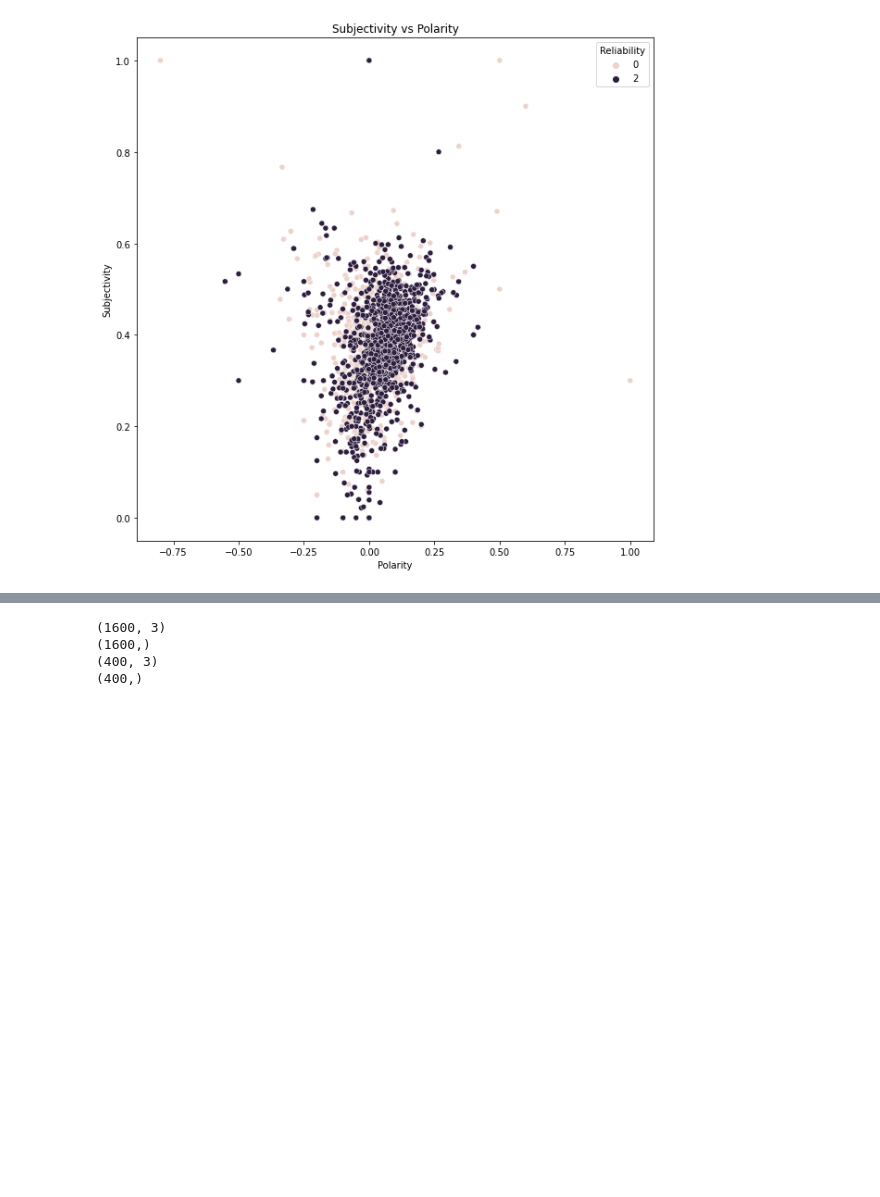
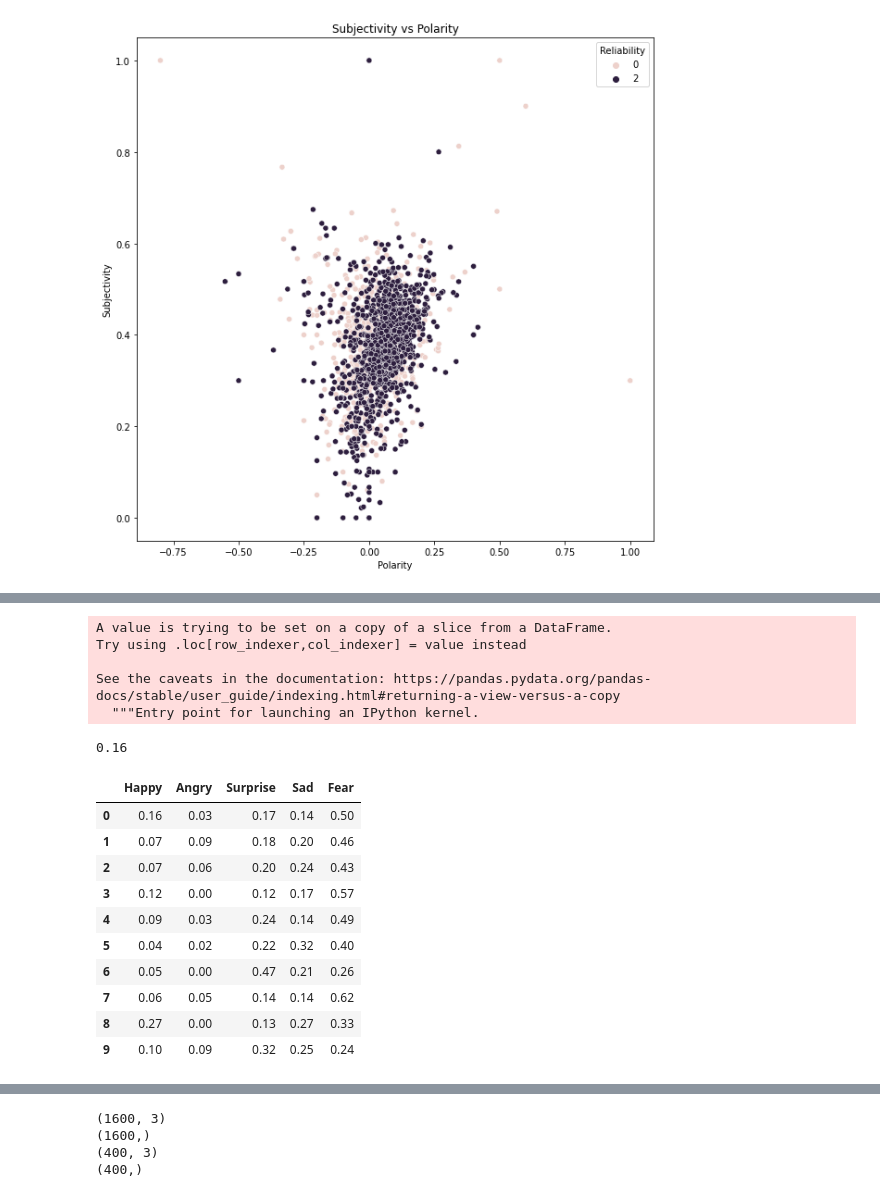
Before and after one commit to vasvarym/FakeNewsProject, a Jupyter notebook: nelasentiment.ipynb, the cells around one changed output, grey strips where cells are left out. Drawn from its saved outputs; the diff is of its cells as text; code cells hidden in the pictures; blank space fills up the shorter version.

```diff
--- a/nelasentiment.ipynb
+++ b/nelasentiment.ipynb
@@ -208,0 +230,28 @@ plt.show()
+# %%
+emodf['Emotions'] = emodf['content'].apply(te.get_emotion)
+# %% [output]
+A value is trying to be set on a copy of a slice from a DataFrame.
+Try using .loc[row_indexer,col_indexer] = value instead
+
+See the caveats in the documentation: https://pandas.pydata.org/pandas-docs/stable/user_guide/indexing.html#returning-a-view-versus-a-copy
+  """Entry point for launching an IPython kernel.
+# %%
+emodf['Emotions'][0]['Happy']
+# %% [output]
+0.16
+# %%
+newdf = pd.DataFrame(emodf['Emotions'].tolist())
+# %%
+newdf
+# %% [output]
+|  | Happy | Angry | Surprise | Sad | Fear |
+| 0 | 0.16 | 0.03 | 0.17 | 0.14 | 0.50 |
+| 1 | 0.07 | 0.09 | 0.18 | 0.20 | 0.46 |
+| 2 | 0.07 | 0.06 | 0.20 | 0.24 | 0.43 |
+| 3 | 0.12 | 0.00 | 0.12 | 0.17 | 0.57 |
+| 4 | 0.09 | 0.03 | 0.24 | 0.14 | 0.49 |
+| 5 | 0.04 | 0.02 | 0.22 | 0.32 | 0.40 |
+| 6 | 0.05 | 0.00 | 0.47 | 0.21 | 0.26 |
+| 7 | 0.06 | 0.05 | 0.14 | 0.14 | 0.62 |
+| 8 | 0.27 | 0.00 | 0.13 | 0.27 | 0.33 |
+| 9 | 0.10 | 0.09 | 0.32 | 0.25 | 0.24 |
```
Also changed, not shown: parts of 77 cells of this notebook.
